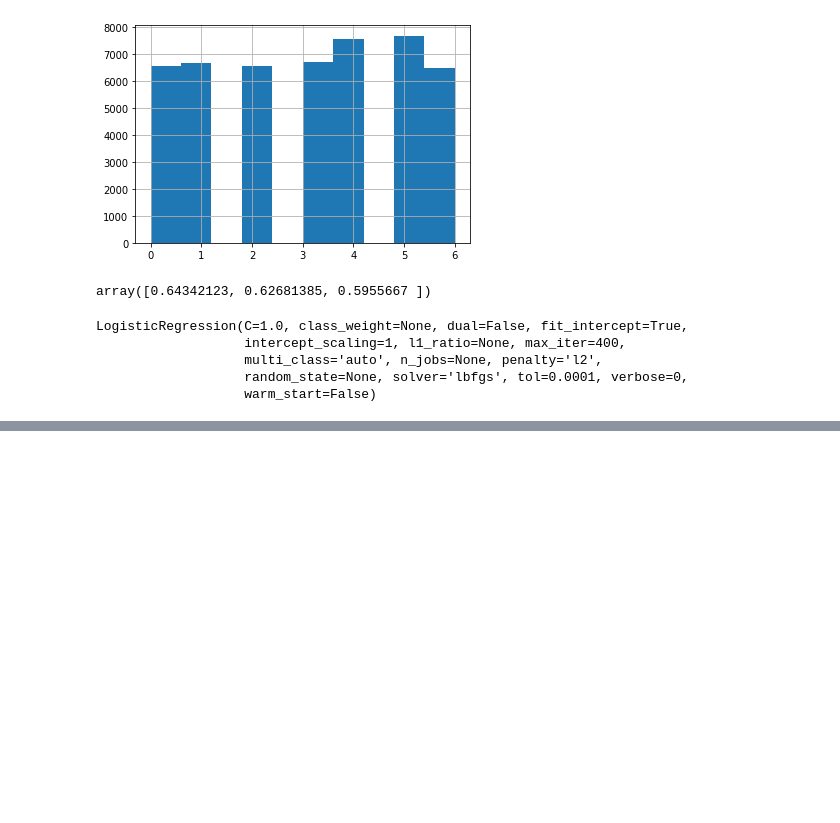
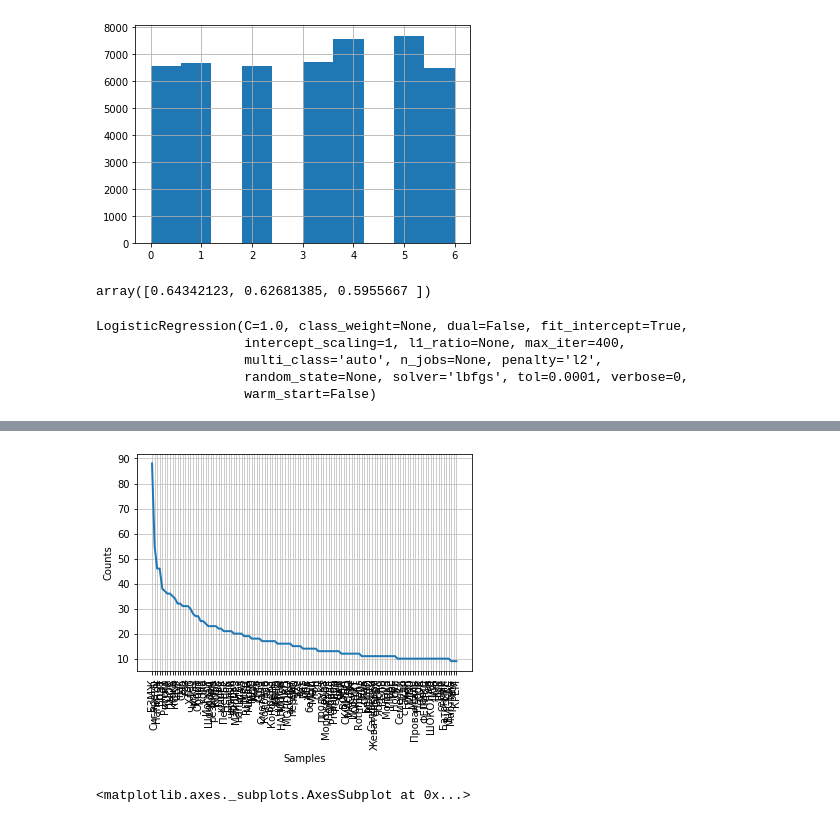
Before and after one commit to Metafiz/ml-base-2020, a Jupyter notebook: Python/Data Fusion Contest/data_fusion_EDA_basemodel.ipynb, the cells around one changed output, grey strips where cells are left out. Cells and saved outputs as stored; diff of their text form; code cells hidden in the pictures; blank space fills up the shorter version.

```diff
--- a/Python/Data Fusion Contest/data_fusion_EDA_basemodel.ipynb
+++ b/Python/Data Fusion Contest/data_fusion_EDA_basemodel.ipynb
@@ -151,0 +270,2 @@ pickle.dump(clf, open('clf_task1', 'wb'))
+# %%
+all_tokens = all_texts_chunk.split()
@@ -151,0 +289,5 @@ pickle.dump(clf, open('clf_task1', 'wb'))
+# %%
+all_tokens_clean = []
+for token in tqdm(all_tokens):
+    if token not in russian_stopwords and len(token) > 2:
+        all_tokens_clean.append(token)
@@ -151,0 +298,4 @@ pickle.dump(clf, open('clf_task1', 'wb'))
+# %%
+import nltk
+text = nltk.Text(all_tokens_clean)
+text[:10]
@@ -151,0 +313,4 @@ pickle.dump(clf, open('clf_task1', 'wb'))
+# %%
+%%time
+from nltk.probability import FreqDist
+fdist = FreqDist(text)
@@ -151,0 +339,5 @@ pickle.dump(clf, open('clf_task1', 'wb'))
+# %%
+fdist.plot(120,cumulative=False)
+# %% [output]
+[figure, added]
+<matplotlib.axes._subplots.AxesSubplot at 0x...>
```
Also changed, not shown: parts of 47 cells of this notebook.
